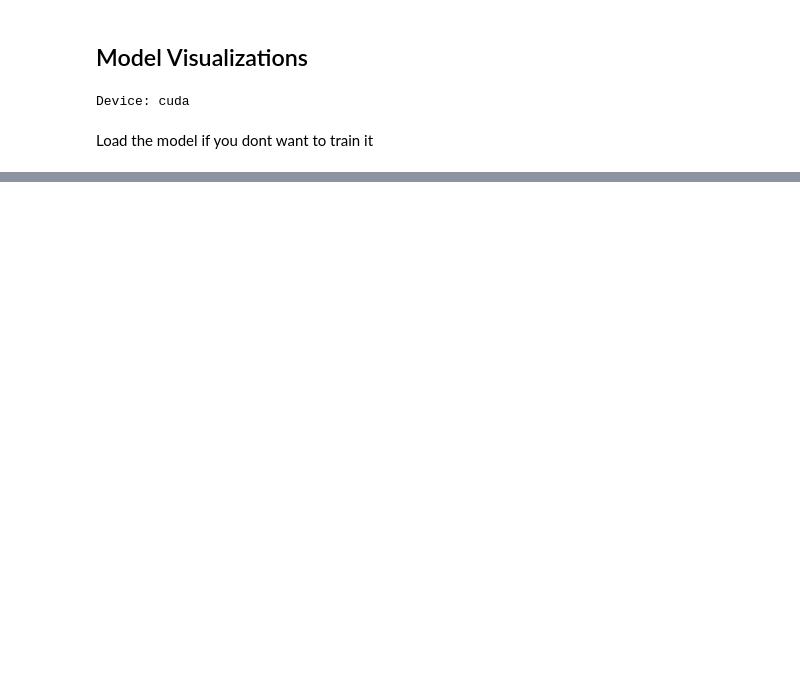
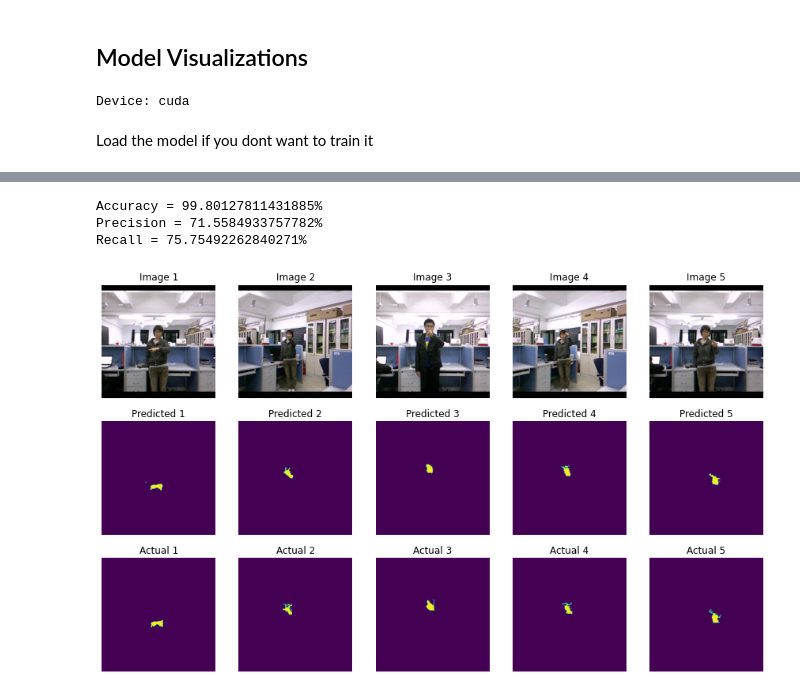
Before and after one commit to WolffRuoff/Fingertip-Finder, a Jupyter notebook: resnet_18_notile_full.ipynb, the cells around one changed output, grey strips where cells are left out. Cells and saved outputs as stored; diff of their text form; code cells hidden in the pictures; blank space fills up the shorter version.

```diff
--- a/resnet_18_notile_full.ipynb
+++ b/resnet_18_notile_full.ipynb
@@ -280,0 +122,22 @@ Recall = 86.38489246368408%
+# %%
+x, y = next(iter(loader_val))
+
+resnet18_notile_full_2 = models.resnet18(pretrained=True)
+
+resnet18_notile_full_2.fc = nn.Linear(512, x.shape[-2]*x.shape[-1])
+print(resnet18_notile_full_2.fc)
+
+for param in resnet18_notile_full_2.parameters():
+    param.require_grad = False
+resnet18_notile_full_2.fc.requires_grad_(True)
+
+device = 'cuda' if torch.cuda.is_available() else 'cpu'
+print('Device:', device)
+resnet18_notile_full_2 = resnet18_notile_full_2.to(device)
+trainer.train(resnet18_notile_full_2, loader_train, loader_val, lr=1e-4, device=device, num_epochs=100, patience=10)
+
+for param in resnet18_notile_full_2.parameters():
+    param.require_grad = True
+trainer.train(resnet18_notile_full_2, loader_train, loader_val, lr=1e-4, device=device, num_epochs=100, patience=10)
+
+torch.save(resnet18_notile_full_2.state_dict(), 'saved_models/resnet18_notile_full_2.model')
@@ -280,0 +163,7 @@ Recall = 86.38489246368408%
+# %%
+visualizer.visualize_model_output(loader_test, resnet18_notile_full_2, device=device)
+# %% [output]
+Accuracy = 99.80127811431885%
+Precision = 71.5584933757782%
+Recall = 75.75492262840271%
+[figure, added]
```
Also changed, not shown: parts of 13 cells of this notebook, 2 other files.
